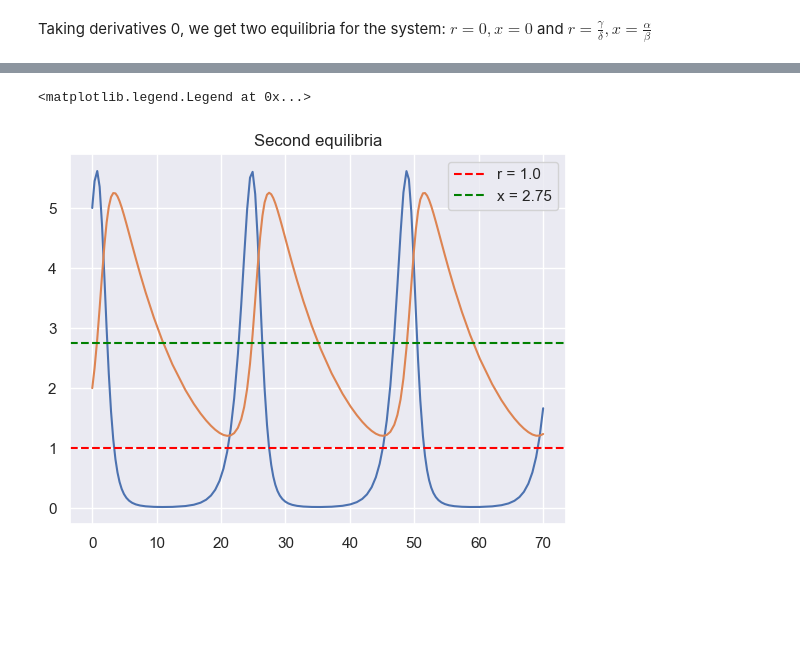
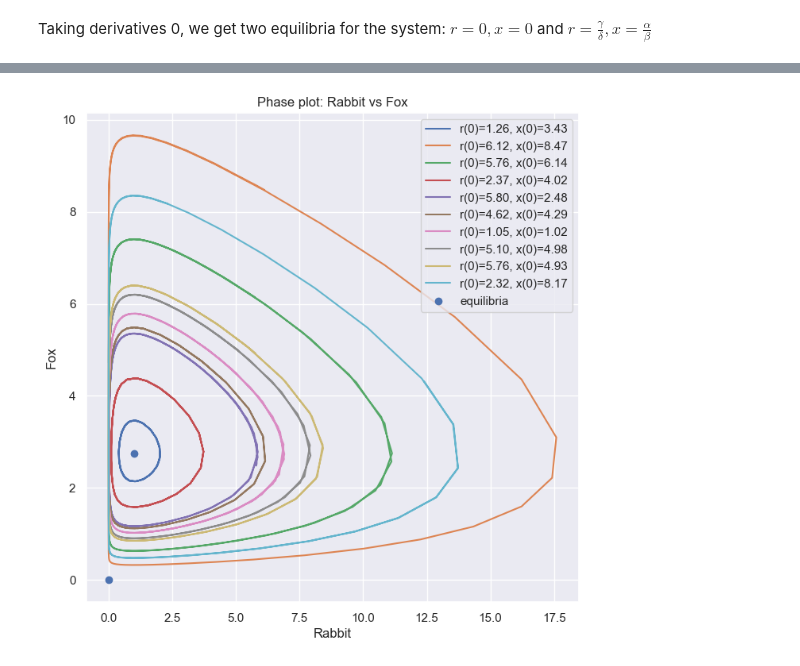
Before and after one commit to rajarshi03/ma22c036_2023_PL, a Jupyter notebook: Assignment_7/Predator-prey_model.ipynb, the cells around one changed output, grey strips where cells are left out. Drawn from its saved outputs; the diff is of its cells as text; code cells hidden in the pictures; blank space fills up the shorter version.

Commit message:
Updating the graphs

```diff
--- a/Assignment_7/Predator-prey_model.ipynb
+++ b/Assignment_7/Predator-prey_model.ipynb
@@ -54,10 +26,2 @@ for i in range(10):
 # %% [markdown]
 Taking derivatives 0, we get two equilibria for the system: $r=0,x=0$ and $r=\frac{\gamma}{\delta}, x=\frac{\alpha}{\beta}$
-# %%
-# For the first equilibria
-
-sol = solve_ivp(f, [0, 70], [5,2], rtol=1e-6)
-
-alpha=1.1; beta=0.4; delta=0.1; gamma=0.1;
-
-r=0; x=0;
@@ -81,25 +28,30 @@ plt.legend()
-# %%
-# For the second equilibria
-
-sol = solve_ivp(f, [0, 70], [5,2], rtol=1e-6)
-
-alpha=1.1; beta=0.4; delta=0.1; gamma=0.1;
-
-r=gamma/delta; x=alpha/beta;
-# %%
-fig = plt.figure(); ax = fig.gca()
-
-curves = ax.plot(sol.t, sol.y.T)
-ax.legend(curves, ['Rabbits(r)','Foxes(x)']);
-
-ax.set_title(f'Second equilibria')
-
-
-
-ax.axhline(y=r, color='red', linestyle='--', label=f'r = {r}')
-ax.axhline(y=x, color='green', linestyle='--', label=f'x = {x}')
-
-ax.legend()
-# %% [output]
-<matplotlib.legend.Legend at 0x...>
-[figure, removed]
+# %%
+# for randomly chosen initial values r(0) and x(0) between 1 and 9
+import random
+
+plt.figure(figsize=(8,8))
+
+for i in range(10):
+    r0=random.uniform(1,9)
+    x0=random.uniform(1,9)
+
+    sol = solve_ivp(f, [0, 70], [r0,x0], rtol=1e-6)
+
+
+    plt.plot(sol.y[0],sol.y[1], label=f'r(0)={r0:.2f}, x(0)={x0:.2f}')
+
+
+# equilibria
+
+alpha=1.1; beta=0.4; delta=0.1; gamma=0.1;
+
+plt.scatter([0,gamma/delta],[0,alpha/beta],label='equilibria')
+
+
+plt.legend()
+plt.xlabel("Rabbit")
+plt.ylabel('Fox')
+plt.title('Phase plot: Rabbit vs Fox')
+plt.show()
+# %% [output]
+[figure, added]
```
Also changed, not shown: parts of 2 cells of this notebook.
